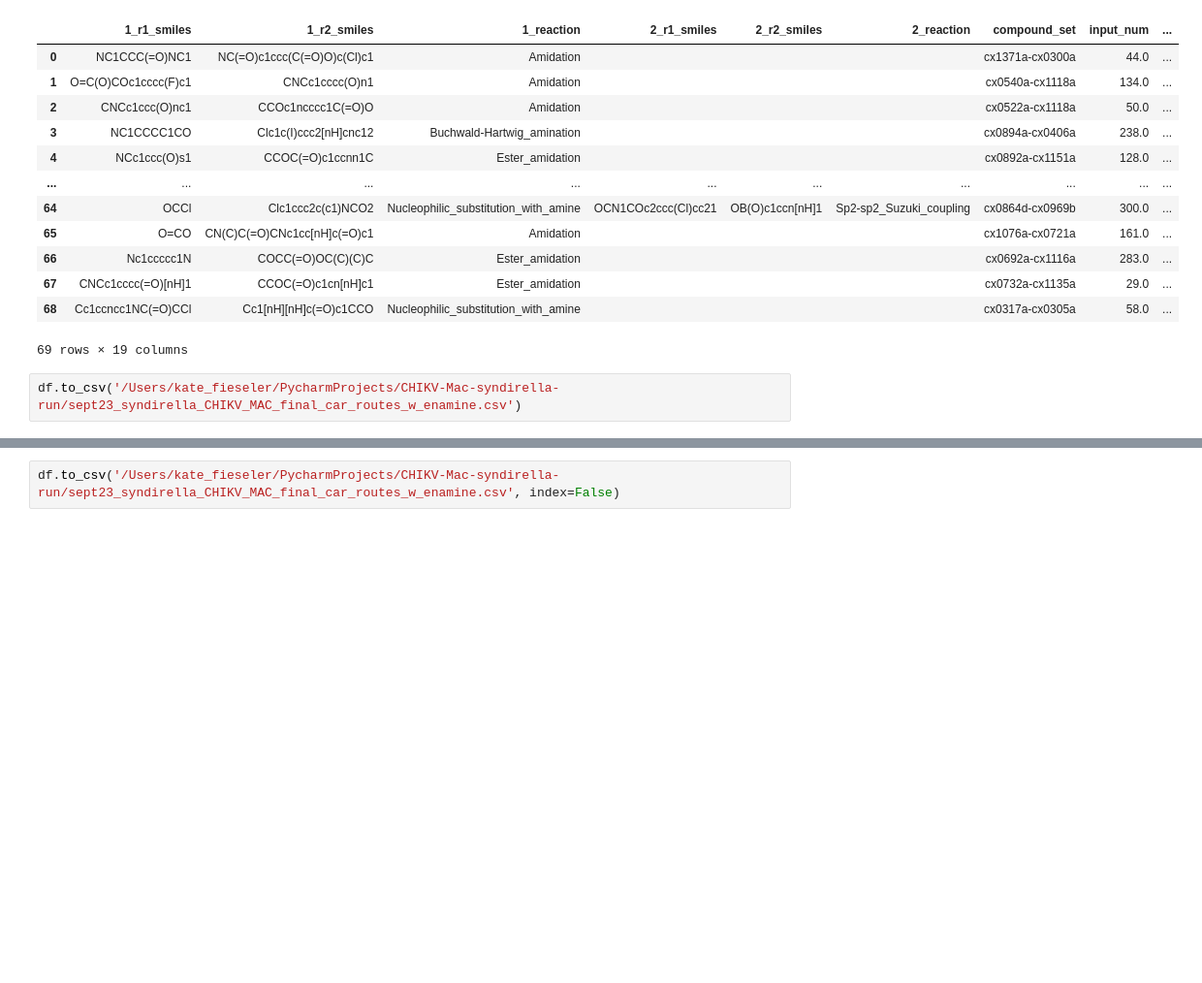
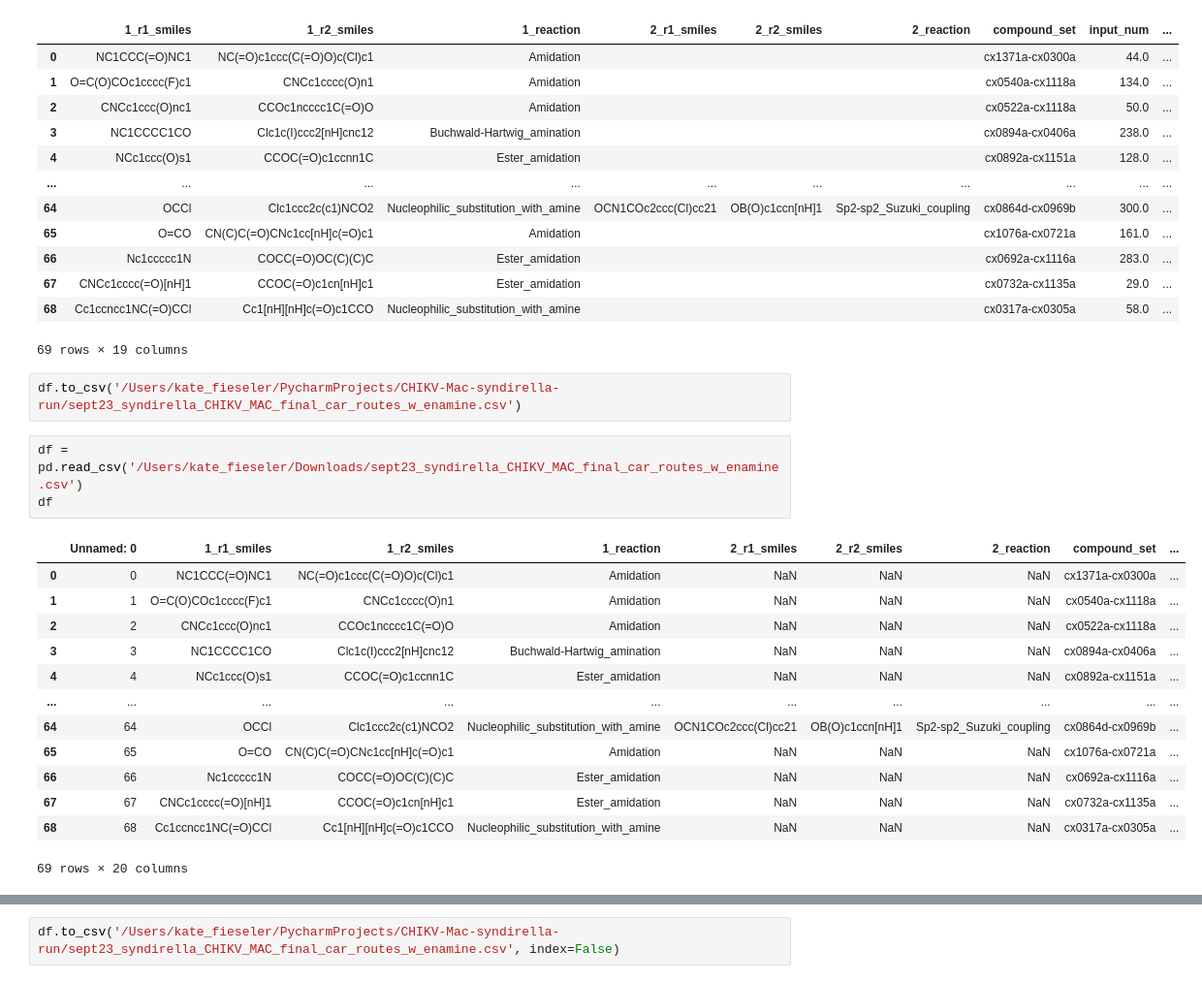
Before and after one commit to kate-fie/CHIKV-Mac-syndirella-run, a Jupyter notebook: nbs/check_w_enamine.ipynb, the cells around one changed output, grey strips where cells are left out. Shown at 97% size. Cells and saved outputs as stored; diff of their text form; blank space fills up the shorter version.

```diff
--- a/nbs/check_w_enamine.ipynb
+++ b/nbs/check_w_enamine.ipynb
@@ -91,4 +91,21 @@ df
 69 rows × 19 columns
 # %%
 df.to_csv('/Users/kate_fieseler/PycharmProjects/CHIKV-Mac-syndirella-run/sept23_syndirella_CHIKV_MAC_final_car_routes_w_enamine.csv')
+# %%
+df = pd.read_csv('/Users/kate_fieseler/Downloads/sept23_syndirella_CHIKV_MAC_final_car_routes_w_enamine.csv')
+df
+# %% [output]
+|  | Unnamed: 0 | 1_r1_smiles | 1_r2_smiles | 1_reaction | 2_r1_smiles | 2_r2_smiles | 2_reaction | compound_set | ... |
+| 0 | 0 | NC1CCC(=O)NC1 | NC(=O)c1ccc(C(=O)O)c(Cl)c1 | Amidation | NaN | NaN | NaN | cx1371a-cx0300a | ... |
+| 1 | 1 | O=C(O)COc1cccc(F)c1 | CNCc1cccc(O)n1 | Amidation | NaN | NaN | NaN | cx0540a-cx1118a | ... |
+| 2 | 2 | CNCc1ccc(O)nc1 | CCOc1ncccc1C(=O)O | Amidation | NaN | NaN | NaN | cx0522a-cx1118a | ... |
+| 3 | 3 | NC1CCCC1CO | Clc1c(I)ccc2[nH]cnc12 | Buchwald-Hartwig_amination | NaN | NaN | NaN | cx0894a-cx0406a | ... |
+| 4 | 4 | NCc1ccc(O)s1 | CCOC(=O)c1ccnn1C | Ester_amidation | NaN | NaN | NaN | cx0892a-cx1151a | ... |
+| ... | ... | ... | ... | ... | ... | ... | ... | ... | ... |
+| 64 | 64 | OCCl | Clc1ccc2c(c1)NCO2 | Nucleophilic_substitution_with_amine | OCN1COc2ccc(Cl)cc21 | OB(O)c1ccn[nH]1 | Sp2-sp2_Suzuki_coupling | cx0864d-cx0969b | ... |
+| 65 | 65 | O=CO | CN(C)C(=O)CNc1cc[nH]c(=O)c1 | Amidation | NaN | NaN | NaN | cx1076a-cx0721a | ... |
+| 66 | 66 | Nc1ccccc1N | COCC(=O)OC(C)(C)C | Ester_amidation | NaN | NaN | NaN | cx0692a-cx1116a | ... |
+| 67 | 67 | CNCc1cccc(=O)[nH]1 | CCOC(=O)c1cn[nH]c1 | Ester_amidation | NaN | NaN | NaN | cx0732a-cx1135a | ... |
+| 68 | 68 | Cc1ccncc1NC(=O)CCl | Cc1[nH][nH]c(=O)c1CCO | Nucleophilic_substitution_with_amine | NaN | NaN | NaN | cx0317a-cx0305a | ... |
+69 rows × 20 columns
 # %%
```
Also changed, not shown: parts of 3 cells of this notebook, 5 other files.
